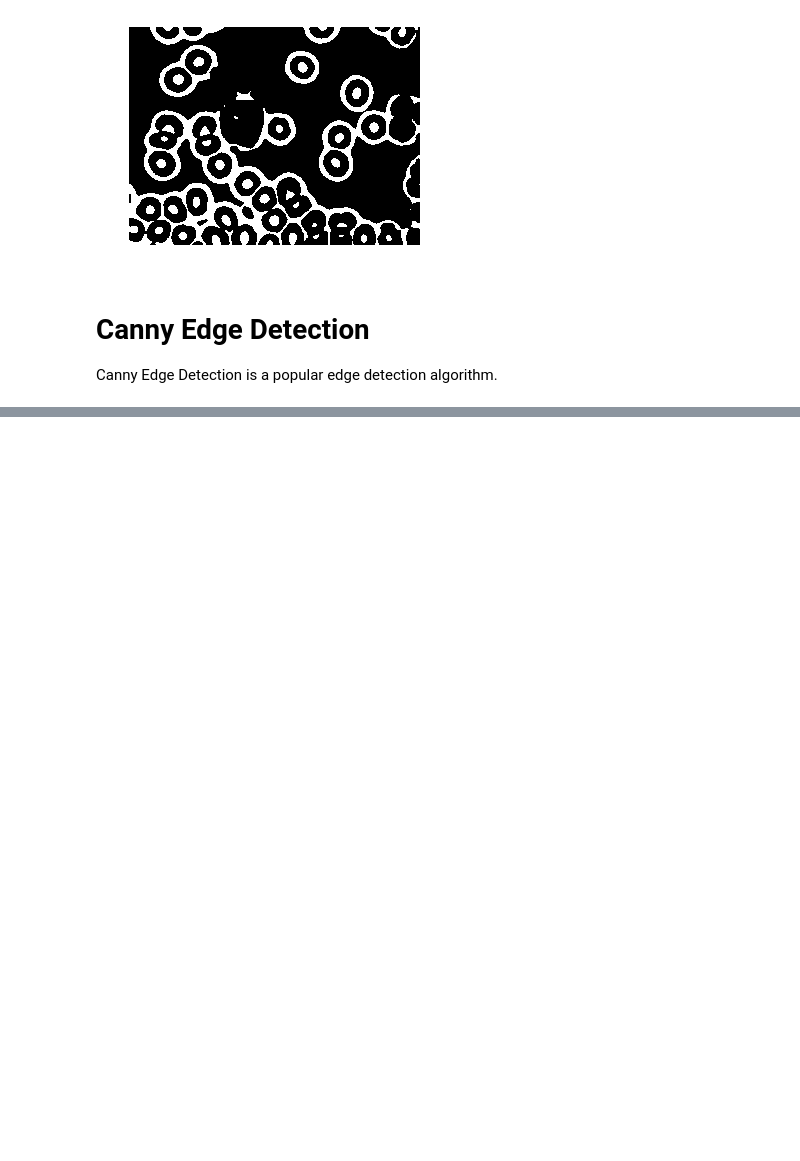
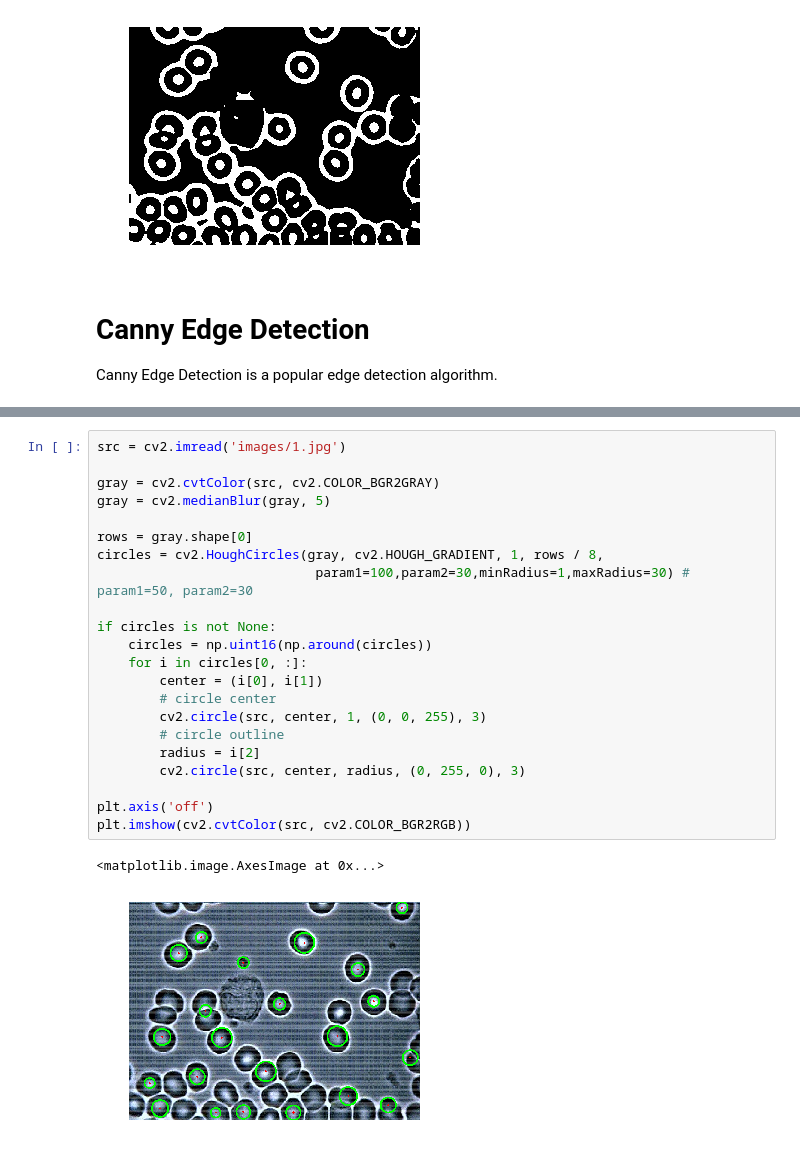
Before and after one commit to notenot/blood-cell-count, a Jupyter notebook: image-preprocessing.ipynb, the cells around one changed output, grey strips where cells are left out. Saved outputs shown, nothing was run; the diff lists cells and outputs as text; blank space fills up the shorter version.

Commit message:
Add Hough Circle Transform overview

```diff
--- a/image-preprocessing.ipynb
+++ b/image-preprocessing.ipynb
@@ -316,0 +330,25 @@ plt.imshow(edges,cmap = 'gray')
+# %%
+src = cv2.imread('images/1.jpg')
+
+gray = cv2.cvtColor(src, cv2.COLOR_BGR2GRAY)
+gray = cv2.medianBlur(gray, 5)
+
+rows = gray.shape[0]
+circles = cv2.HoughCircles(gray, cv2.HOUGH_GRADIENT, 1, rows / 8,
+                            param1=100,param2=30,minRadius=1,maxRadius=30) # param1=50, param2=30
+
+if circles is not None:
+    circles = np.uint16(np.around(circles))
+    for i in circles[0, :]:
+        center = (i[0], i[1])
+        # circle center
+        cv2.circle(src, center, 1, (0, 0, 255), 3)
+        # circle outline
+        radius = i[2]
+        cv2.circle(src, center, radius, (0, 255, 0), 3)
+
+plt.axis('off')
+plt.imshow(cv2.cvtColor(src, cv2.COLOR_BGR2RGB))
+# %% [output]
+<matplotlib.image.AxesImage at 0x...>
+[figure, added]
```
Also changed, not shown: parts of 5 cells of this notebook.
